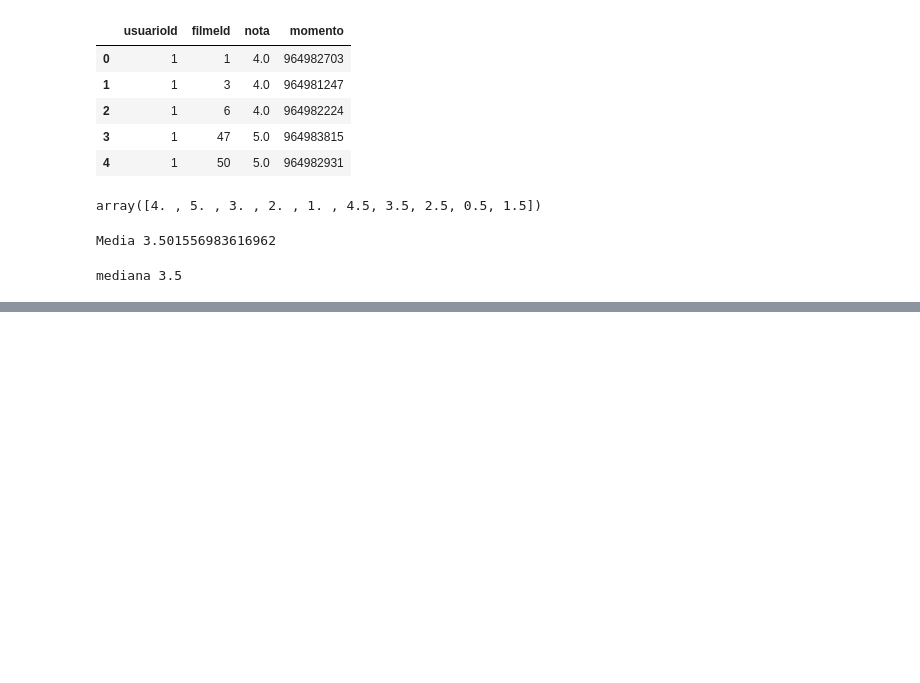
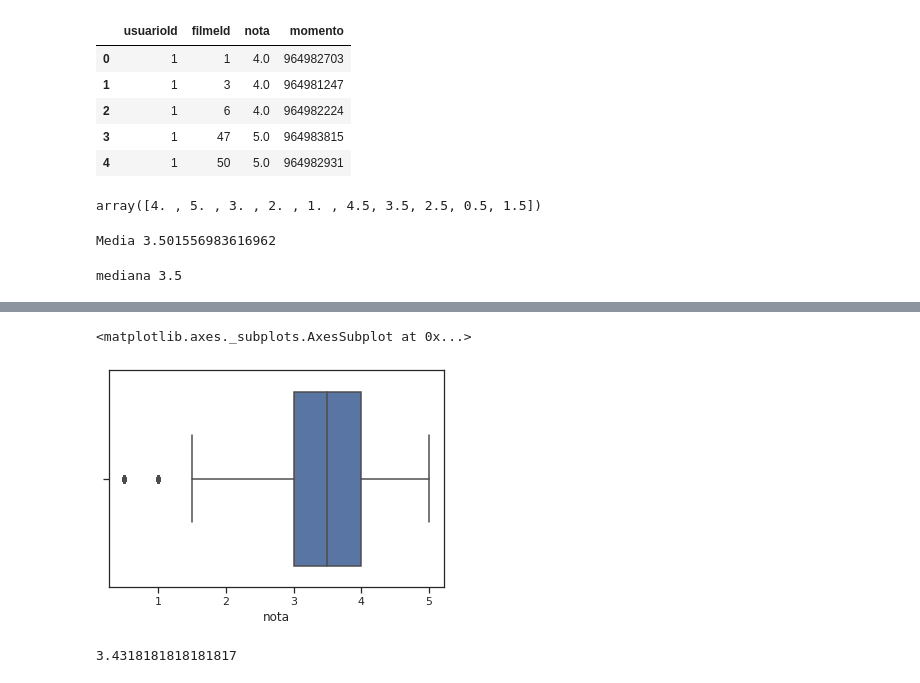
Before and after one commit to DiegoVialle/Data-Science-Primeiros-Passos, a Jupyter notebook: Introdução_a_Data_Science.ipynb, the cells around one changed output, grey strips where cells are left out. Drawn from its saved outputs; the diff is of its cells as text; code cells hidden in the pictures; blank space fills up the shorter version.

```diff
--- a/Introdução_a_Data_Science.ipynb
+++ b/Introdução_a_Data_Science.ipynb
@@ -38,0 +53,11 @@ mediana 3.5
+# %%
+import seaborn as sns
+sns.boxplot(notas.nota)
+# %% [output]
+<matplotlib.axes._subplots.AxesSubplot at 0x...>
+[figure, added]
+# %%
+notas.query('filmeId==1').nota.mean()
+notas.query('filmeId==2').nota.mean()
+# %% [output]
+3.4318181818181817
```
Also changed, not shown: parts of 31 cells of this notebook.
